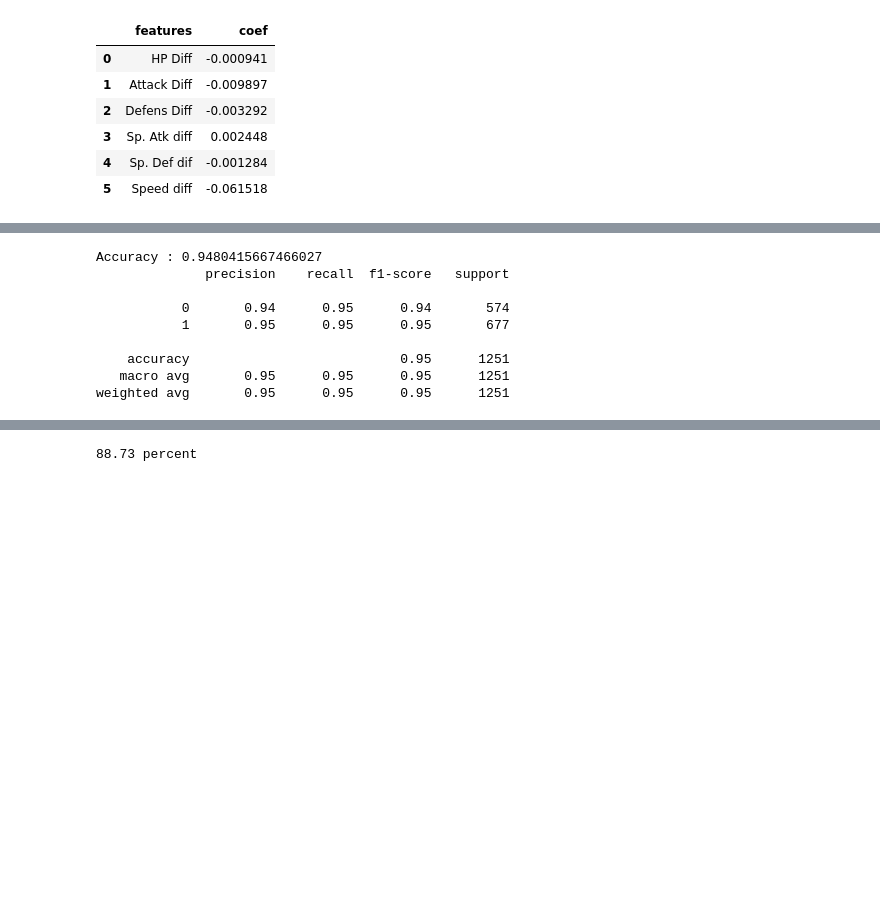
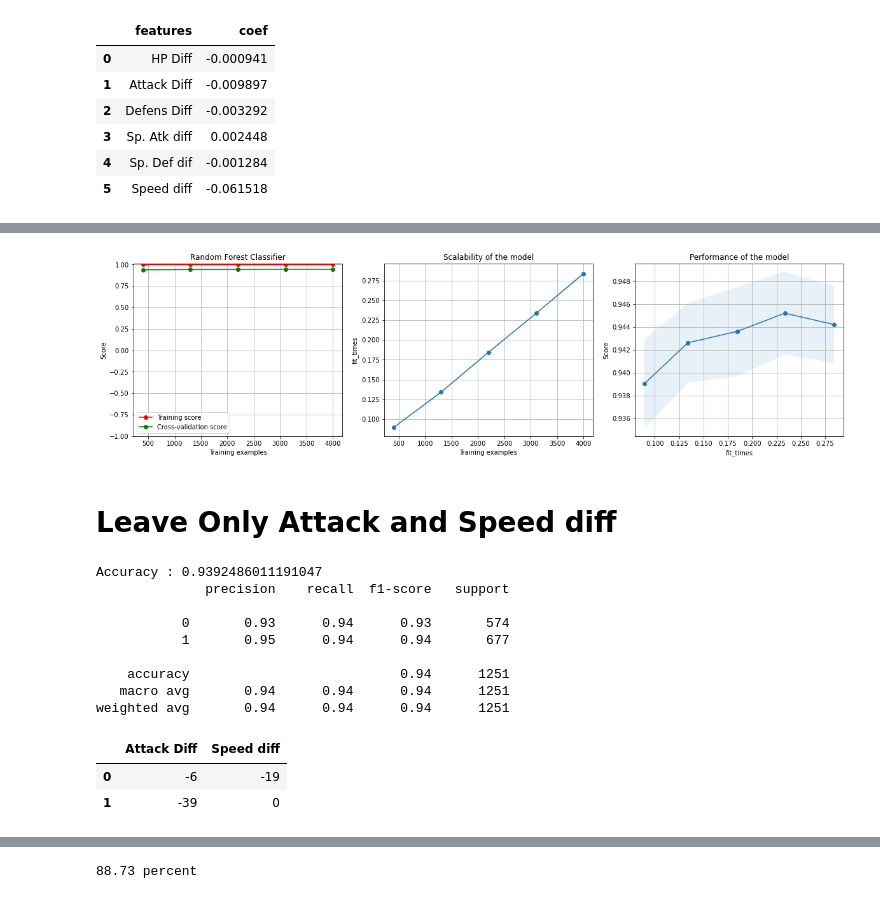
Before and after one commit to Pedro-Lopes-Frisson/TAA, a Jupyter notebook: projeto/Untitled.ipynb, the cells around one changed output, grey strips where cells are left out. Drawn from its saved outputs; the diff is of its cells as text; code cells hidden in the pictures; blank space fills up the shorter version.

```diff
--- a/projeto/Untitled.ipynb
+++ b/projeto/Untitled.ipynb
@@ -378,3 +547,8 @@ Accuracy : 0.9496402877697842
 weighted avg       0.95      0.95      0.95      1251
 <AxesSubplot:>
 [figure]
+# %%
+plot_learning_curve(
+    clf, "Random Forest Classifier", X_diff_stats, y,ylim=(-1, 1.01), cv=5, n_jobs=4
+)
+# %% [output]
@@ -381,6 +556,8 @@ weighted avg       0.95      0.95      0.95      1251
+[figure, added]
+# %% [markdown]
+# Leave Only Attack and Speed diff
 # %%
-
-X_Most_Imp_Features = data_pd_frame.drop(columns=["HP Diff", "Sp. Atk diff", "Sp. Def dif"])
+X_Most_Imp_Features = data_pd_frame.drop(columns=["HP Diff", "Sp. Atk diff", "Defens Diff", "Sp. Def dif", "Win"])
 X_train, X_test, y_train, y_test = train_test_split(X_Most_Imp_Features, y, test_size=0.25, random_state=42)
 randomFlorestclf = RandomForestClassifier(n_estimators=100)
 model = randomFlorestclf.fit(X_train,y_train)
@@ -389,12 +566,18 @@ pred = model.predict(X_test)
 print('Accuracy :', accuracy_score(pred, y_test))
 print(classification_report(y_test, pred))
 # %% [output]
-Accuracy : 0.9480415667466027
+Accuracy : 0.9392486011191047
               precision    recall  f1-score   support
 
-           0       0.94      0.95      0.94       574
-           1       0.95      0.95      0.95       677
+           0       0.93      0.94      0.93       574
+           1       0.95      0.94      0.94       677
 
-    accuracy                           0.95      1251
-   macro avg       0.95      0.95      0.95      1251
-weighted avg       0.95      0.95      0.95      1251
+    accuracy                           0.94      1251
+   macro avg       0.94      0.94      0.94      1251
+weighted avg       0.94      0.94      0.94      1251
+# %%
+X_Most_Imp_Features.head(2)
+# %% [output]
+|  | Attack Diff | Speed diff |
+| 0 | -6 | -19 |
+| 1 | -39 | 0 |
```
Also changed, not shown: parts of 41 cells of this notebook.
